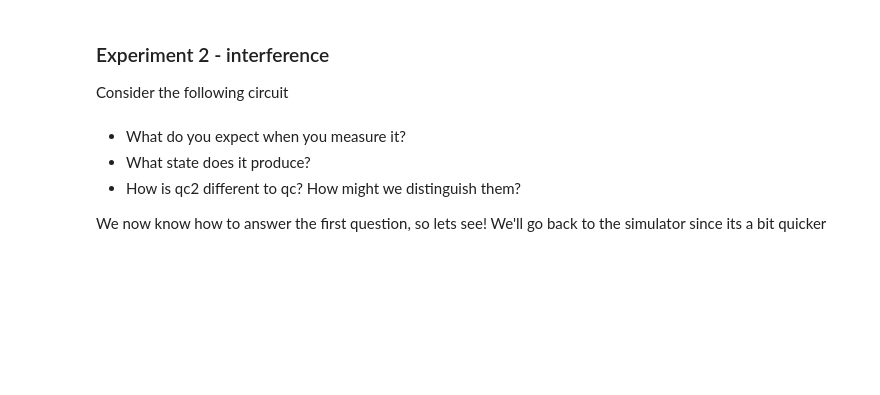
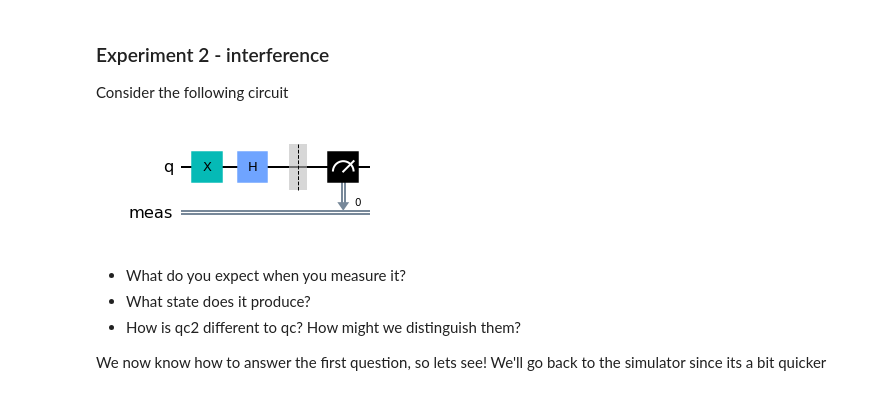
Before and after one commit to edwinagnew/highschool-course, a Jupyter notebook: Qiskit_Introduction.ipynb, the cells around one changed output. Saved outputs shown, nothing was run; the diff lists cells and outputs as text; code cells hidden in the pictures; blank space fills up the shorter version.

```diff
--- a/Qiskit_Introduction.ipynb
+++ b/Qiskit_Introduction.ipynb
@@ -75,8 +87,11 @@ Consider the following circuit
 # %%
 qc2 = QuantumCircuit(1)
 qc2.x(0)
 qc2.h(0)
+qc2.measure_all()
 qc2.draw(output='mpl')
+# %% [output]
+[figure, added]
 # %% [markdown]
 - What do you expect when you measure it?
 - What state does it produce?
```
Also changed, not shown: parts of 12 cells of this notebook.
